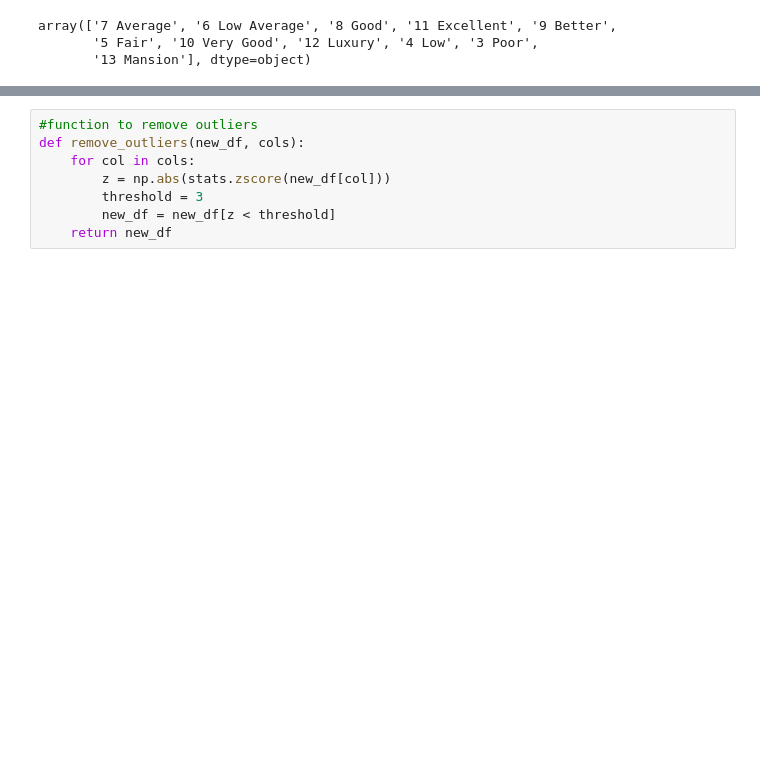
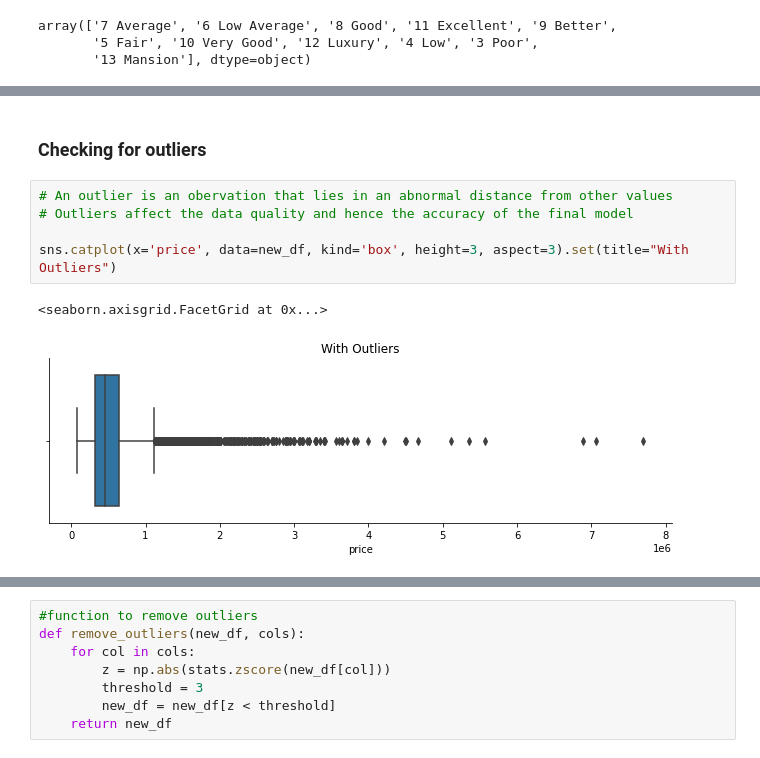
Before and after one commit to whareverrr/dsc-phase-2-project-v2-3, a Jupyter notebook: student.ipynb, the cells around one changed output, grey strips where cells are left out. Cells and saved outputs as stored; diff of their text form; blank space fills up the shorter version.

```diff
--- a/student.ipynb
+++ b/student.ipynb
@@ -278,0 +286,10 @@ See the caveats in the documentation: https://pandas.pydata.org/pandas-docs/stab
+# %% [markdown]
+### Checking for outliers
+# %%
+# An outlier is an obervation that lies in an abnormal distance from other values
+# Outliers affect the data quality and hence the accuracy of the final model
+
+sns.catplot(x='price', data=new_df, kind='box', height=3, aspect=3).set(title="With Outliers")
+# %% [output]
+<seaborn.axisgrid.FacetGrid at 0x...>
+[figure, added]
```
Also changed, not shown: parts of 75 cells of this notebook.
